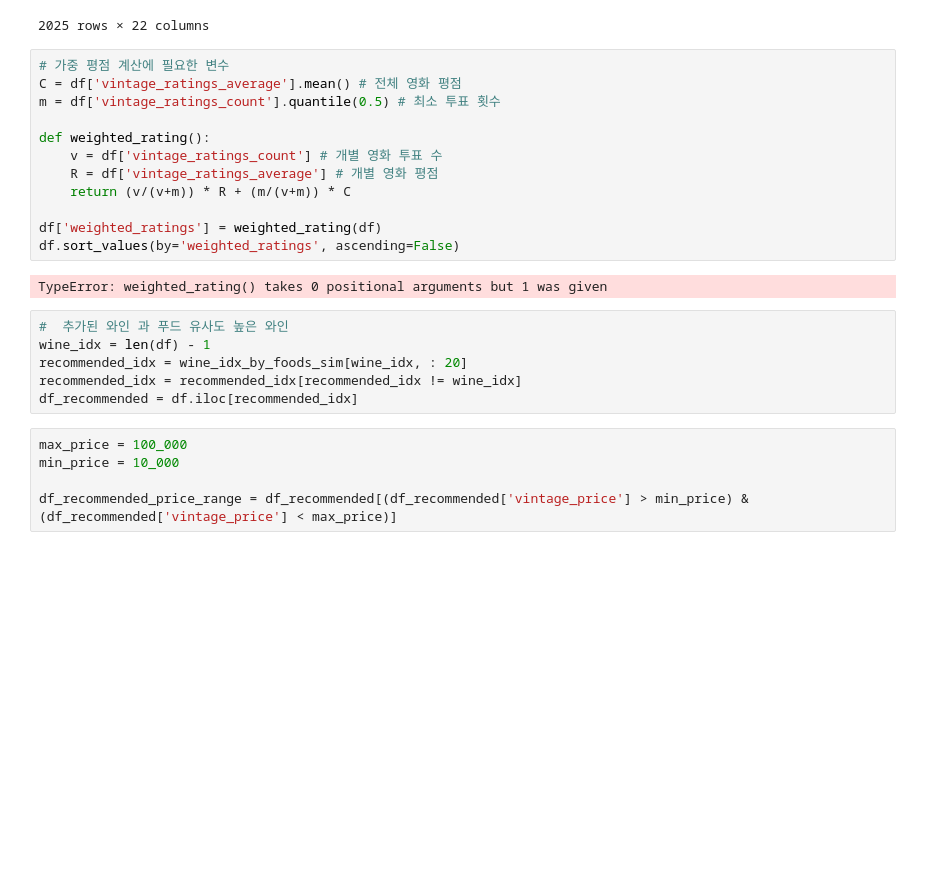
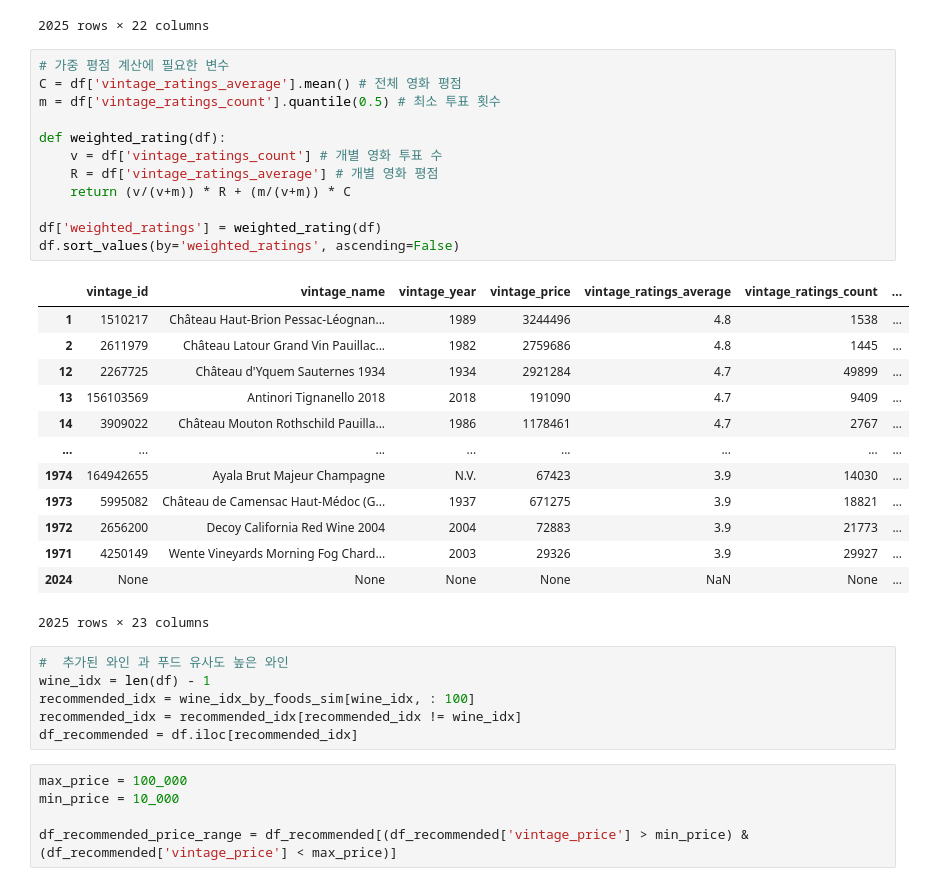
Before and after one commit to yejinlee99/DA36_mini2_Dionysus, a Jupyter notebook: KimHaebin/content_based_food_pairing_recommendation.ipynb, the cells around one changed output. Saved outputs shown, nothing was run; the diff lists cells and outputs as text; blank space fills up the shorter version.

```diff
--- a/KimHaebin/content_based_food_pairing_recommendation.ipynb
+++ b/KimHaebin/content_based_food_pairing_recommendation.ipynb
@@ -442,21 +455,33 @@ df_recommended
 # %%
 # 가중 평점 계산에 필요한 변수
 C = df['vintage_ratings_average'].mean() # 전체 영화 평점
 m = df['vintage_ratings_count'].quantile(0.5) # 최소 투표 횟수
 
-def weighted_rating():
+def weighted_rating(df):
     v = df['vintage_ratings_count'] # 개별 영화 투표 수
     R = df['vintage_ratings_average'] # 개별 영화 평점
     return (v/(v+m)) * R + (m/(v+m)) * C
 
 df['weighted_ratings'] = weighted_rating(df)
 df.sort_values(by='weighted_ratings', ascending=False)
 # %% [output]
+|  | vintage_id | vintage_name | vintage_year | vintage_price | vintage_ratings_average | vintage_ratings_count | ... |
+| 1 | 1510217 | Château Haut-Brion Pessac-Léognan... | 1989 | 3244496 | 4.8 | 1538 | ... |
+| 2 | 2611979 | Château Latour Grand Vin Pauillac... | 1982 | 2759686 | 4.8 | 1445 | ... |
+| 12 | 2267725 | Château d'Yquem Sauternes 1934 | 1934 | 2921284 | 4.7 | 49899 | ... |
+| 13 | 156103569 | Antinori Tignanello 2018 | 2018 | 191090 | 4.7 | 9409 | ... |
+| 14 | 3909022 | Château Mouton Rothschild Pauilla... | 1986 | 1178461 | 4.7 | 2767 | ... |
+| ... | ... | ... | ... | ... | ... | ... | ... |
+| 1974 | 164942655 | Ayala Brut Majeur Champagne | N.V. | 67423 | 3.9 | 14030 | ... |
+| 1973 | 5995082 | Château de Camensac Haut-Médoc (G... | 1937 | 671275 | 3.9 | 18821 | ... |
+| 1972 | 2656200 | Decoy California Red Wine 2004 | 2004 | 72883 | 3.9 | 21773 | ... |
+| 1971 | 4250149 | Wente Vineyards Morning Fog Chard... | 2003 | 29326 | 3.9 | 29927 | ... |
+| 2024 | None | None | None | None | NaN | None | ... |
-TypeError: weighted_rating() takes 0 positional arguments but 1 was given
+2025 rows × 23 columns
 # %%
 #  추가된 와인 과 푸드 유사도 높은 와인
 wine_idx = len(df) - 1
-recommended_idx = wine_idx_by_foods_sim[wine_idx, : 20]
+recommended_idx = wine_idx_by_foods_sim[wine_idx, : 100]
 recommended_idx = recommended_idx[recommended_idx != wine_idx]
 df_recommended = df.iloc[recommended_idx]
 # %%
```
Also changed, not shown: parts of 8 cells of this notebook, 4 other files.
